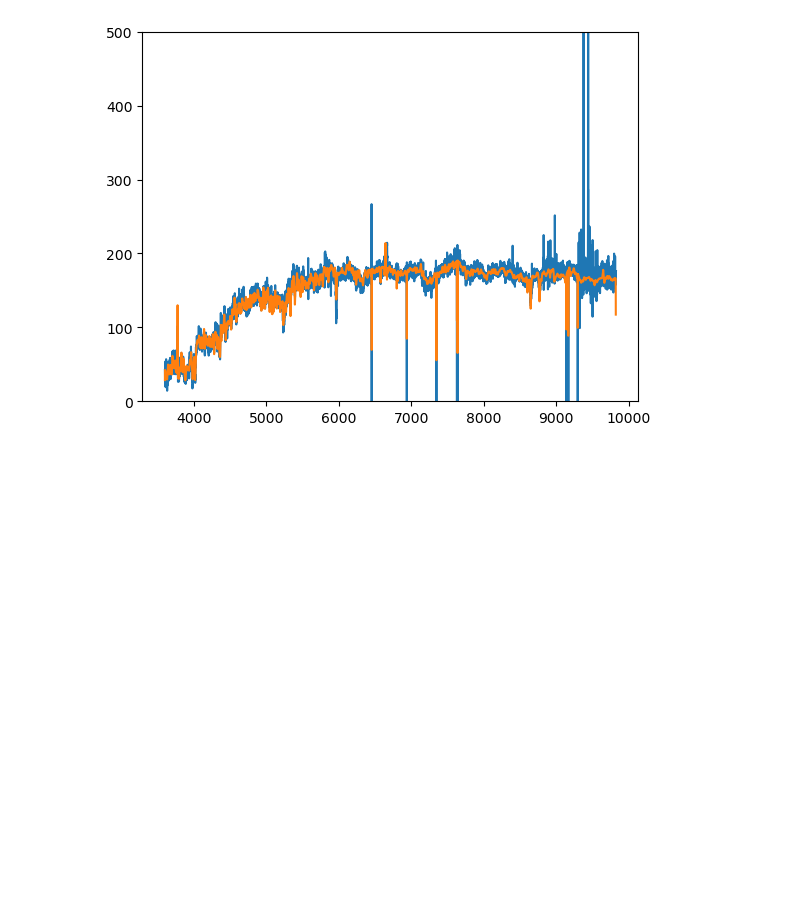
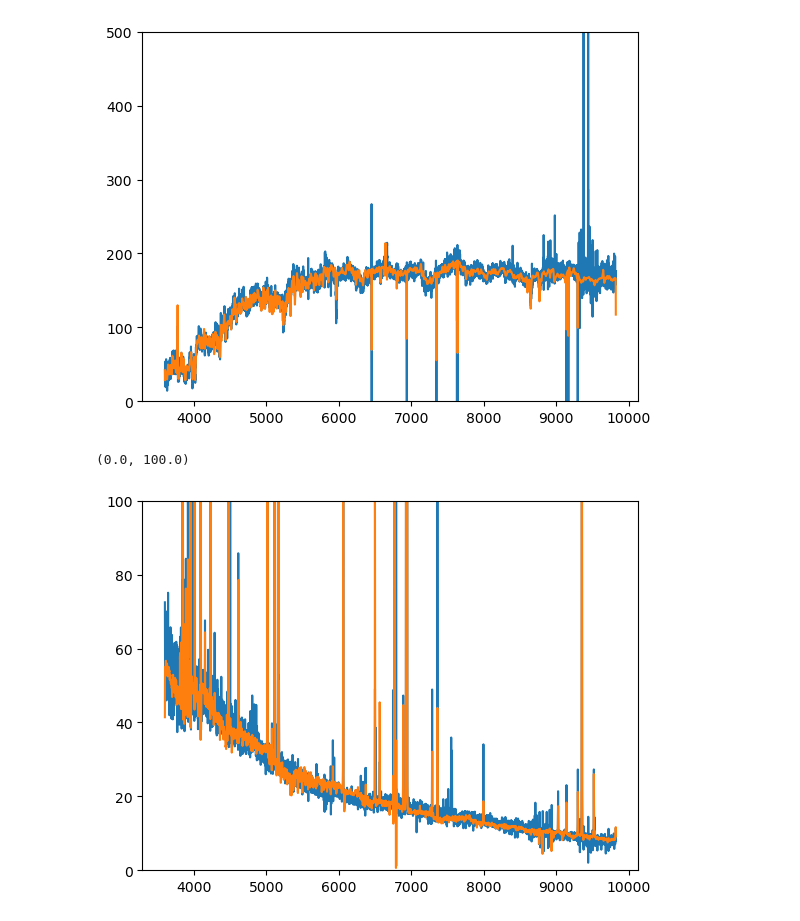
Before and after one commit to AutumnPearce/galaxies2025, a Jupyter notebook: hw2.ipynb, the cells around one changed output. Drawn from its saved outputs; the diff is of its cells as text; code cells hidden in the pictures; blank space fills up the shorter version.

```diff
--- a/hw2.ipynb
+++ b/hw2.ipynb
@@ -344,3 +344,11 @@ plt.ylim((0,500))
 # %% [output]
 (0.0, 500.0)
 [figure]
+# %%
+plt.plot(sf_gxy['lambd'], sf_gxy['f_lambd']*1e17)
+plt.plot(sf_gxy['lambd'], sf_gxy['model'])
+# plt.xlim((4000,9000))
+plt.ylim((0,100))
+# %% [output]
+(0.0, 100.0)
+[figure, added]
```
Also changed, not shown: parts of 2 cells of this notebook.
